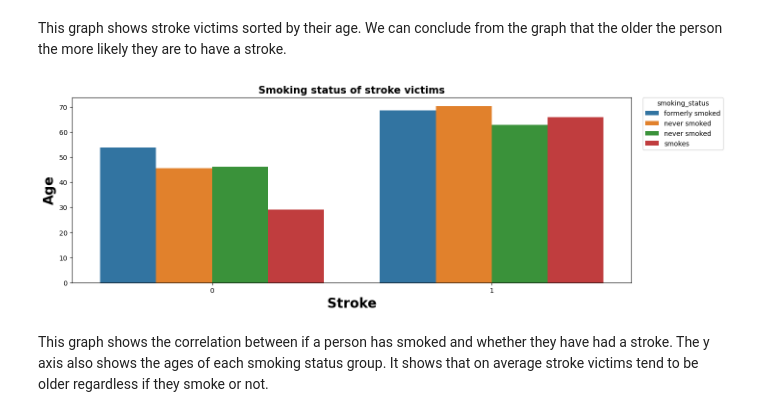
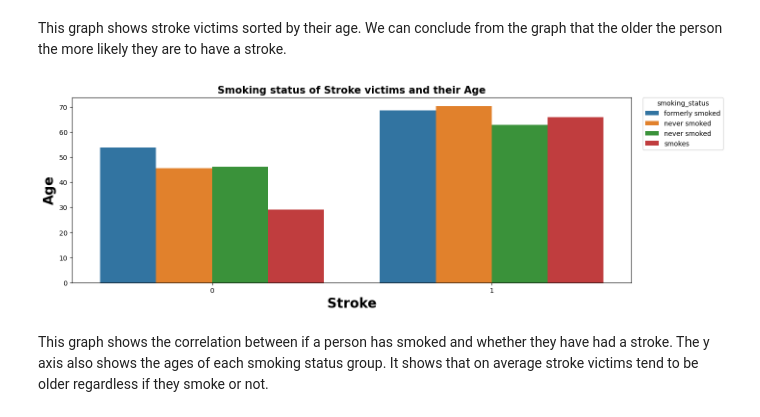
Before and after one commit to GregoryL12/Project-2, a Jupyter notebook: Stroke_Prediction_.ipynb, the cells around one changed output. Drawn from its saved outputs; the diff is of its cells as text; code cells hidden in the pictures.

```diff
--- a/Stroke_Prediction_.ipynb
+++ b/Stroke_Prediction_.ipynb
@@ -303,13 +303,13 @@ This graph shows stroke victims sorted by their age. We can conclude from the gr
 # %%
 fig, ax = plt.subplots(figsize=(15,5))
 
 ax = sns.barplot(data=sr_df, x='stroke', y='age', hue='smoking_status', ci = None)
-ax.set_title('Smoking status of stroke victims', fontsize = 15, fontweight = 'bold')
+ax.set_title('Smoking status of Stroke victims and their Age', fontsize = 15, fontweight = 'bold')
 plt.legend(sr_df['smoking_status'], loc='upper left', title='smoking_status', bbox_to_anchor=(1.02, 1), borderaxespad=0)
 ax.set_xlabel('Stroke', fontsize = 20, fontweight = 'bold')
 ax.set_ylabel('Age', fontsize = 20, fontweight = 'bold');
 # %% [output]
-[figure, old version]
+[figure, new version]
 # %% [markdown]
 This graph shows the correlation between if a person has smoked and whether they have had a stroke. The y axis also shows the ages of each smoking status group. It shows that on average stroke victims tend to be older regardless if they smoke or not.
 # %% [markdown]
```
Also changed, not shown: parts of 11 cells of this notebook.
